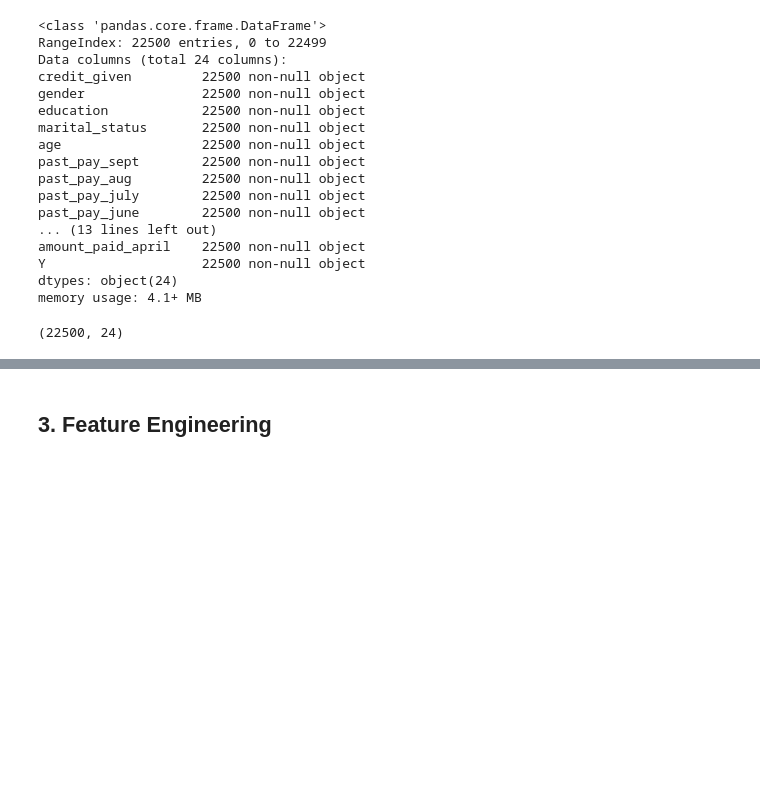
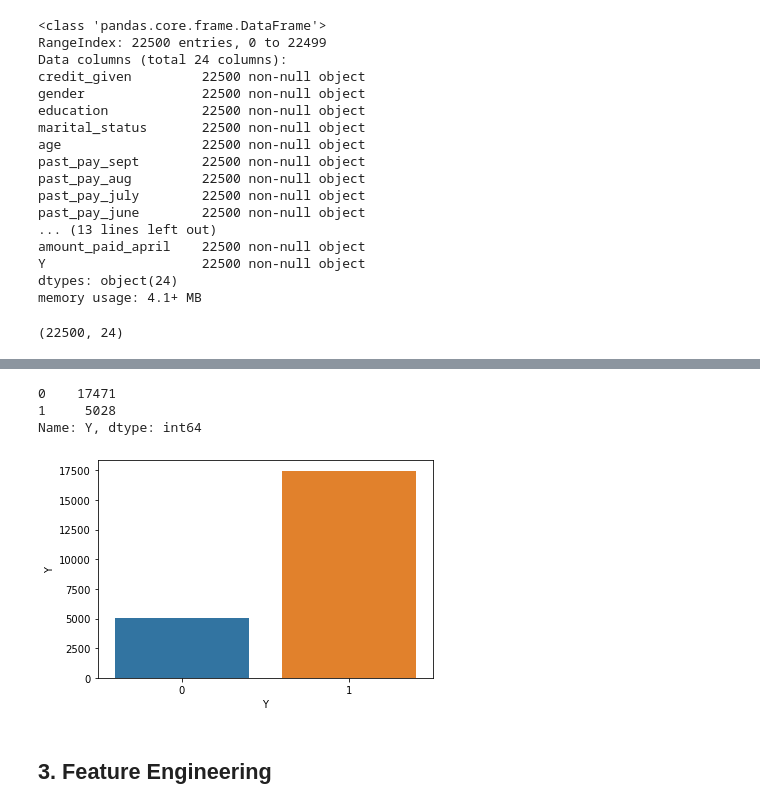
Before and after one commit to dorjeys3/Credit-Defaulting, a Jupyter notebook: classification-bakeoff-template.ipynb, the cells around one changed output, grey strips where cells are left out. Saved outputs shown, nothing was run; the diff lists cells and outputs as text; code cells hidden in the pictures; blank space fills up the shorter version.

```diff
--- a/classification-bakeoff-template.ipynb
+++ b/classification-bakeoff-template.ipynb
@@ -243,2 +279,13 @@ df.astype(dtype=int)
+# %%
+# Checking the class balance -- shows imbalance
+target = df["Y"]
+target_values = df["Y"].value_counts()
+print(target_values)
+sns.barplot(x=target, y= target_values);
+# %% [output]
+0    17471
+1     5028
+Name: Y, dtype: int64
+[figure, added]
 # %% [markdown]
 ## 3. Feature Engineering
```
Also changed, not shown: parts of 36 cells of this notebook.
